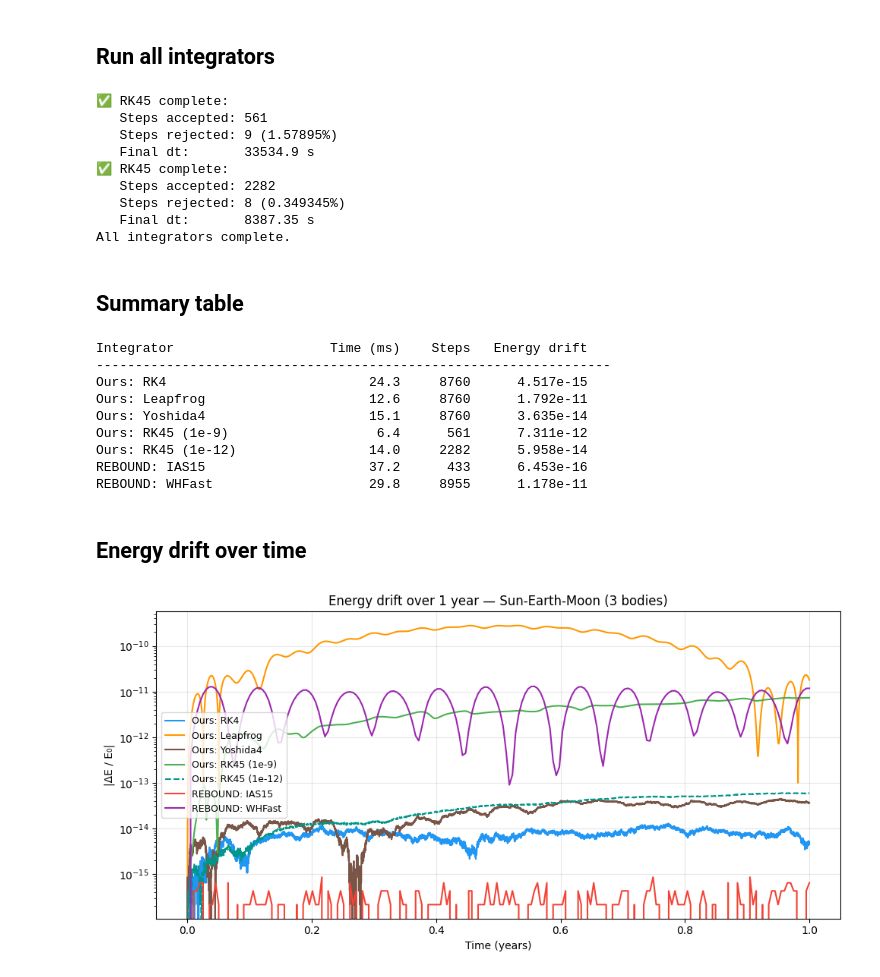
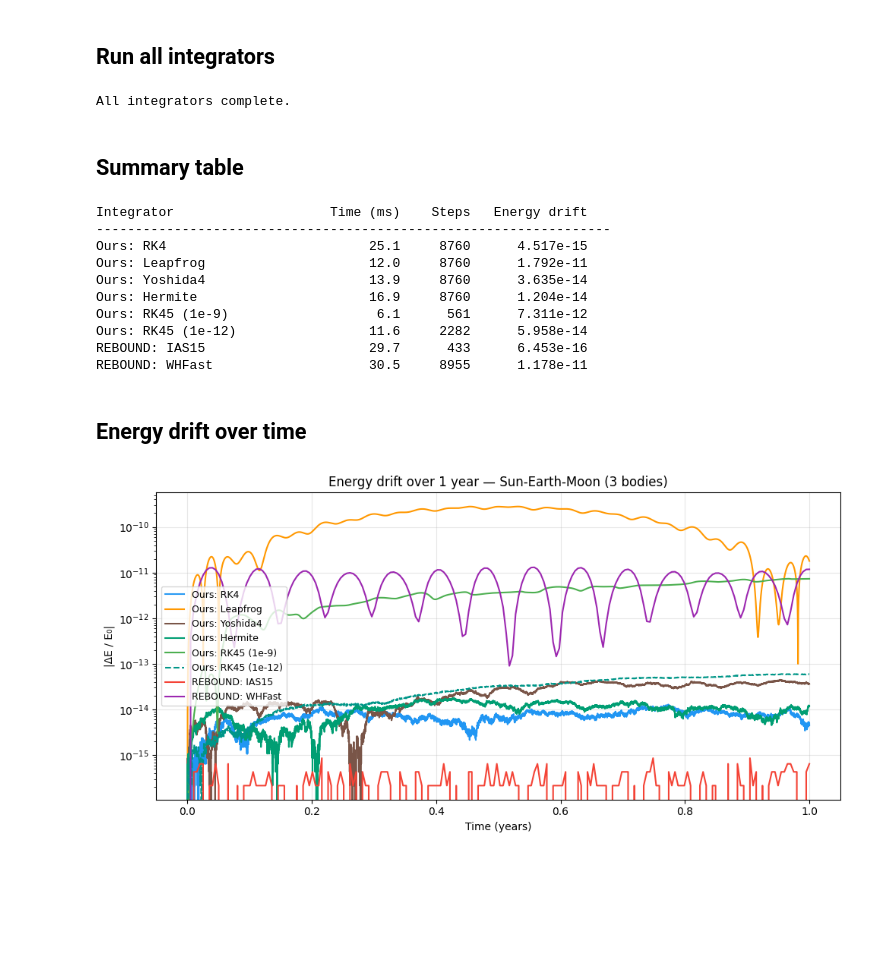
Before and after one commit to sinan-can-demir/orbital-mechanics-engine, a Jupyter notebook: examples/05_rebound_earth_moon.ipynb, the cells around one changed output. Drawn from its saved outputs; the diff is of its cells as text; code cells hidden in the pictures; blank space fills up the shorter version.

```diff
--- a/examples/05_rebound_earth_moon.ipynb
+++ b/examples/05_rebound_earth_moon.ipynb
@@ -45,6 +45,7 @@ for label, integrator, kwargs in [
     ('Ours: RK4',        orbit.Integrator.RK4,      {'steps': 8760, 'dt': 3600.0}),
     ('Ours: Leapfrog',   orbit.Integrator.Leapfrog, {'steps': 8760, 'dt': 3600.0}),
     ('Ours: Yoshida4',   orbit.Integrator.Yoshida4, {'steps': 8760, 'dt': 3600.0}),
+    ('Ours: Hermite',    orbit.Integrator.Hermite,  {'steps': 8760, 'dt': 3600.0}),
 ]:
     t0 = time.perf_counter()
     r = orbit.simulate(SYSTEM, integrator=integrator, **kwargs)
@@ -106,14 +107,6 @@ for label, integrator, dt in [
 
 print('All integrators complete.')
 # %% [output]
-✅ RK45 complete:
-   Steps accepted: 561
-   Steps rejected: 9 (1.57895%)
-   Final dt:       33534.9 s
-✅ RK45 complete:
-   Steps accepted: 2282
-   Steps rejected: 8 (0.349345%)
-   Final dt:       8387.35 s
 All integrators complete.
 # %% [markdown]
 ## Summary table
@@ -125,43 +118,45 @@ for label, r in results.items():
 # %% [output]
 Integrator                    Time (ms)    Steps   Energy drift
 ------------------------------------------------------------------
-Ours: RK4                          24.3     8760      4.517e-15
-Ours: Leapfrog                     12.6     8760      1.792e-11
-Ours: Yoshida4                     15.1     8760      3.635e-14
-Ours: RK45 (1e-9)                   6.4      561      7.311e-12
-Ours: RK45 (1e-12)                 14.0     2282      5.958e-14
-REBOUND: IAS15                     37.2      433      6.453e-16
-REBOUND: WHFast                    29.8     8955      1.178e-11
+Ours: RK4                          25.1     8760      4.517e-15
+Ours: Leapfrog                     12.0     8760      1.792e-11
+Ours: Yoshida4                     13.9     8760      3.635e-14
+Ours: Hermite                      16.9     8760      1.204e-14
+Ours: RK45 (1e-9)                   6.1      561      7.311e-12
+Ours: RK45 (1e-12)                 11.6     2282      5.958e-14
+REBOUND: IAS15                     29.7      433      6.453e-16
+REBOUND: WHFast                    30.5     8955      1.178e-11
 # %% [markdown]
 ## Energy drift over time
 # %%
 fig, ax = plt.subplots(figsize=(10, 5))
 
 styles = {
     'Ours: RK4':          {'color': '#2196F3', 'ls': '-'},
     'Ours: Leapfrog':     {'color': '#FF9800', 'ls': '-'},
     'Ours: Yoshida4':     {'color': '#795548', 'ls': '-'},
+    'Ours: Hermite':      {'color': '#009E73', 'ls': '-'},
     'Ours: RK45 (1e-9)':  {'color': '#4CAF50', 'ls': '-'},
     'Ours: RK45 (1e-12)': {'color': '#009688', 'ls': '--'},
     'REBOUND: IAS15':     {'color': '#F44336', 'ls': '-'},
     'REBOUND: WHFast':    {'color': '#9C27B0', 'ls': '-'},
 }
 
 for label, r in results.items():
     s = styles.get(label, {})
     ax.plot(r['t'], np.abs(r['E_rel']), label=label,
             color=s.get('color'), ls=s.get('ls', '-'), linewidth=1.5)
 
 ax.set_yscale('log')
 ax.set_xlabel('Time (years)')
 ax.set_ylabel('|ΔE / E₀|')
 ax.set_title('Energy drift over 1 year — Sun-Earth-Moon (3 bodies)')
 ax.legend(fontsize=9)
 ax.grid(True, alpha=0.3)
 plt.tight_layout()
 plt.show()
 # %% [output]
-[figure, old version]
+[figure, new version]
 # %% [markdown]
 ## Discussion
 
```
Also changed, not shown: parts of 2 cells of this notebook, 4 other files.
